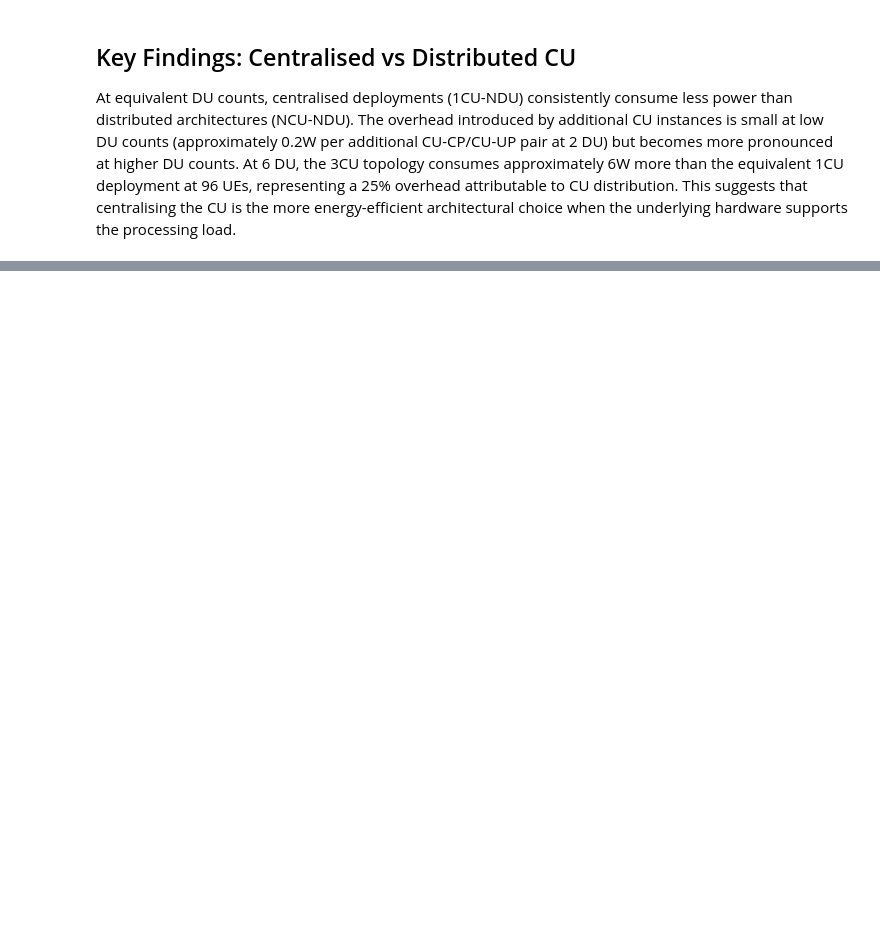
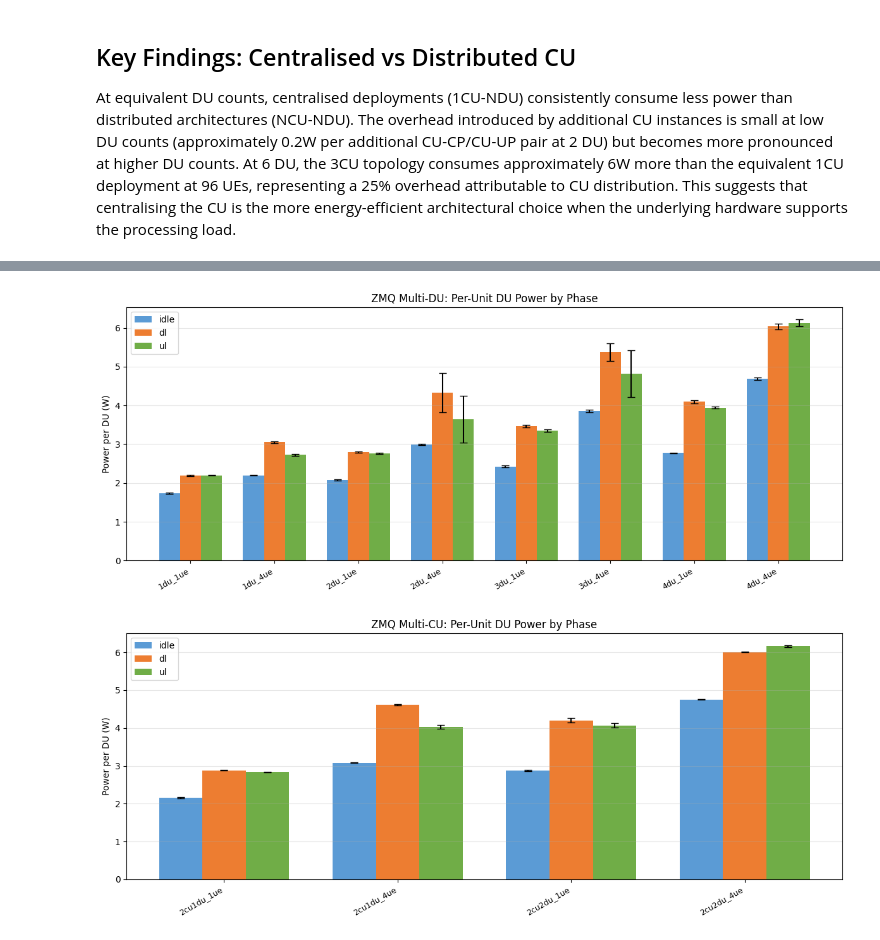
Before and after one commit to martafra/5g-power-dissertation, a Jupyter notebook: analysis/power_analysis.ipynb, the cells around one changed output, grey strips where cells are left out. Cells and saved outputs as stored; diff of their text form; code cells hidden in the pictures; blank space fills up the shorter version.

```diff
--- a/analysis/power_analysis.ipynb
+++ b/analysis/power_analysis.ipynb
@@ -544,0 +769,47 @@ underlying hardware supports the processing load.
+# %%
+def du_per_unit_phases(df_raw, topo_order, title, fname):
+    """grouped bar chart of per-unit DU power for idle/dl/ul phases."""
+    phases = ["idle", "dl", "ul"]
+    df = df_raw.copy()
+    df["comp_class"] = df["component"].apply(classify_component)
+    du_only = df[df["comp_class"] == "du"]
+    topos = [t for t in topo_order if t in du_only["topo"].values]
+    x = np.arange(len(topos))
+    width = 0.25
+
+    fig, ax = plt.subplots(figsize=(12, 5))
+    for i, phase in enumerate(phases):
+        means, errs = [], []
+        for t in topos:
+            sub = du_only[(du_only["topo"] == t) & (du_only["phase"] == phase)]
+            per_run = sub.groupby("run")["mean_W"].mean()
+            means.append(per_run.mean() if len(per_run) > 0 else 0)
+            errs.append(per_run.std() if len(per_run) > 1 else 0)
+        ax.bar(x + i * width, means, width, yerr=errs,
+               label=phase, color=PHASE_COLORS[phase], capsize=4)
+
+    ax.set_xticks(x + width)
+    ax.set_xticklabels(topos, rotation=30, ha="right", fontsize=9)
+    ax.set_ylabel("Power per DU (W)")
+    ax.set_title(title)
+    ax.legend()
+    ax.grid(True, alpha=0.3, axis="y")
+    plt.tight_layout()
+    plt.savefig(f"../analysis/{fname}", dpi=150)
+    plt.show()
+
+
+du_per_unit_phases(
+    df_mdu, TOPO_ORDER_MDU,
+    "ZMQ Multi-DU: Per-Unit DU Power by Phase",
+    "zmq_mdu_du_per_unit.png"
+)
+
+du_per_unit_phases(
+    df_mcu, TOPO_ORDER_MCU,
+    "ZMQ Multi-CU: Per-Unit DU Power by Phase",
+    "zmq_mcu_du_per_unit.png"
+)
+# %% [output]
+[figure, added]
+[figure, added]
```
Also changed, not shown: parts of 31 cells of this notebook.
